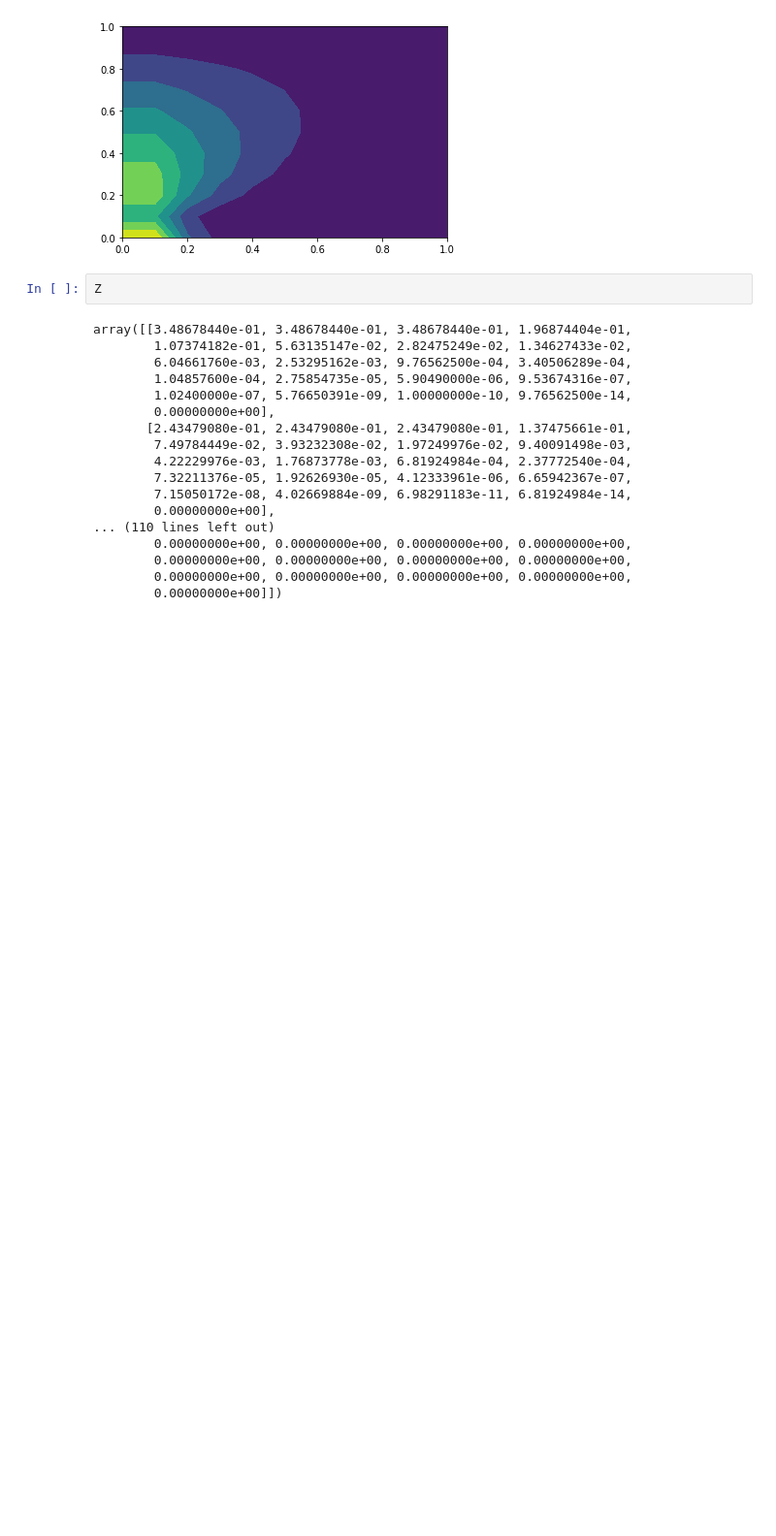
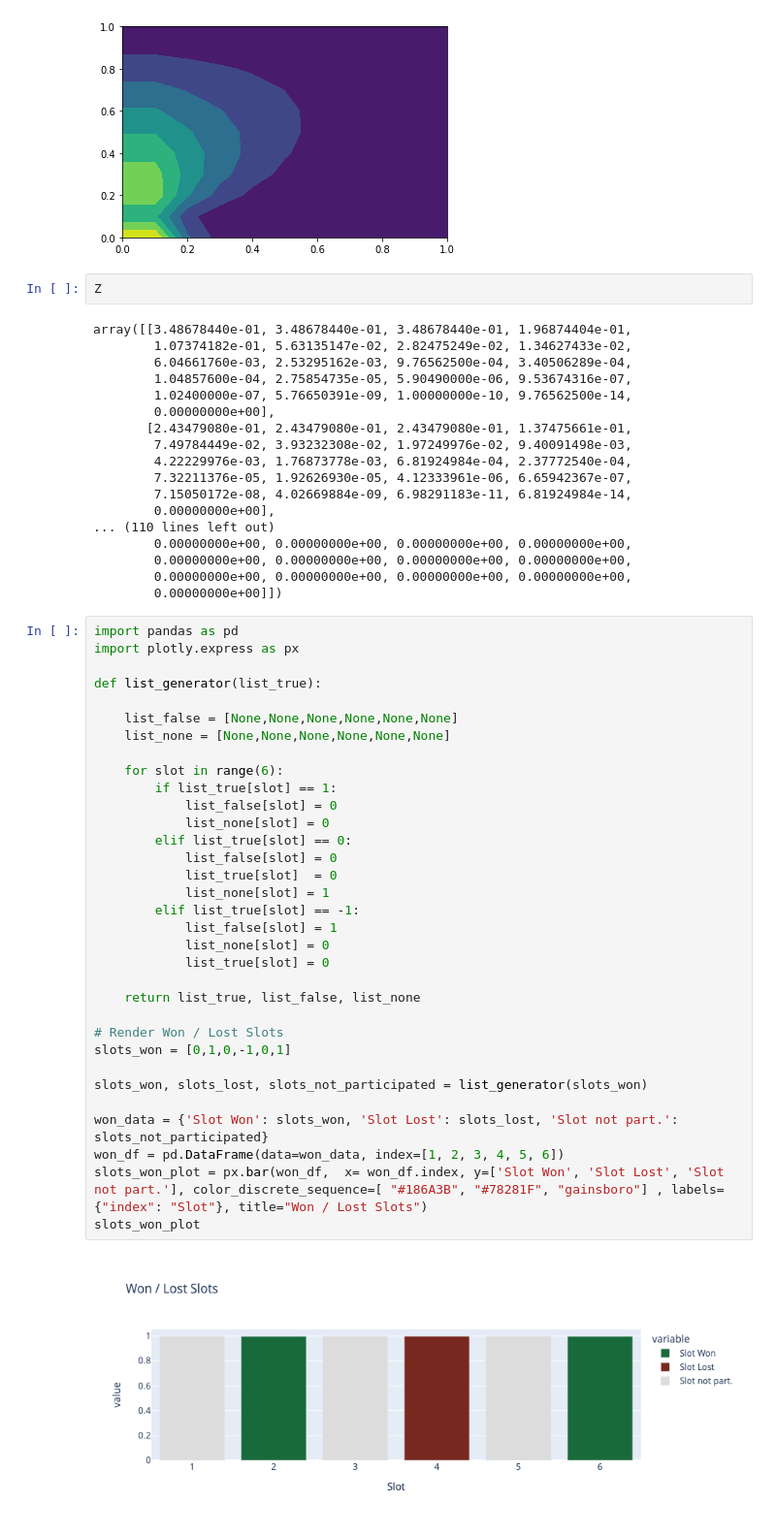
Before and after one commit to jlp237/MA-VPP-RL-bidding, a Jupyter notebook: Reward_experiments.ipynb, the cells around one changed output. Shown at 97% size. Cells and saved outputs as stored; diff of their text form; blank space fills up the shorter version.

Commit message:
new Visualization, refactoring, Tuning

```diff
--- a/Reward_experiments.ipynb
+++ b/Reward_experiments.ipynb
@@ -161,3 +161,38 @@ array([[3.48678440e-01, 3.48678440e-01, 3.48678440e-01, 1.96874404e-01,
         0.00000000e+00, 0.00000000e+00, 0.00000000e+00, 0.00000000e+00,
         0.00000000e+00, 0.00000000e+00, 0.00000000e+00, 0.00000000e+00,
         0.00000000e+00]])
+# %%
+import pandas as pd
+import plotly.express as px
+
+def list_generator(list_true):
+
+    list_false = [None,None,None,None,None,None]
+    list_none = [None,None,None,None,None,None]
+
+    for slot in range(6):
+        if list_true[slot] == 1:
+            list_false[slot] = 0
+            list_none[slot] = 0
+        elif list_true[slot] == 0:
+            list_false[slot] = 0
+            list_true[slot]  = 0
+            list_none[slot] = 1
+        elif list_true[slot] == -1:
+            list_false[slot] = 1
+            list_none[slot] = 0
+            list_true[slot] = 0
+
+    return list_true, list_false, list_none
+
+# Render Won / Lost Slots
+slots_won = [0,1,0,-1,0,1]
+
+slots_won, slots_lost, slots_not_participated = list_generator(slots_won)
+
+won_data = {'Slot Won': slots_won, 'Slot Lost': slots_lost, 'Slot not part.': slots_not_participated}
+won_df = pd.DataFrame(data=won_data, index=[1, 2, 3, 4, 5, 6])
+slots_won_plot = px.bar(won_df,  x= won_df.index, y=['Slot Won', 'Slot Lost', 'Slot not part.'], color_discrete_sequence=[ "#186A3B", "#78281F", "gainsboro"] , labels={"index": "Slot"}, title="Won / Lost Slots")
+slots_won_plot
+# %% [output]
+[figure, added]
```
Also changed, not shown: parts of 3 cells of this notebook, 12 other files.
